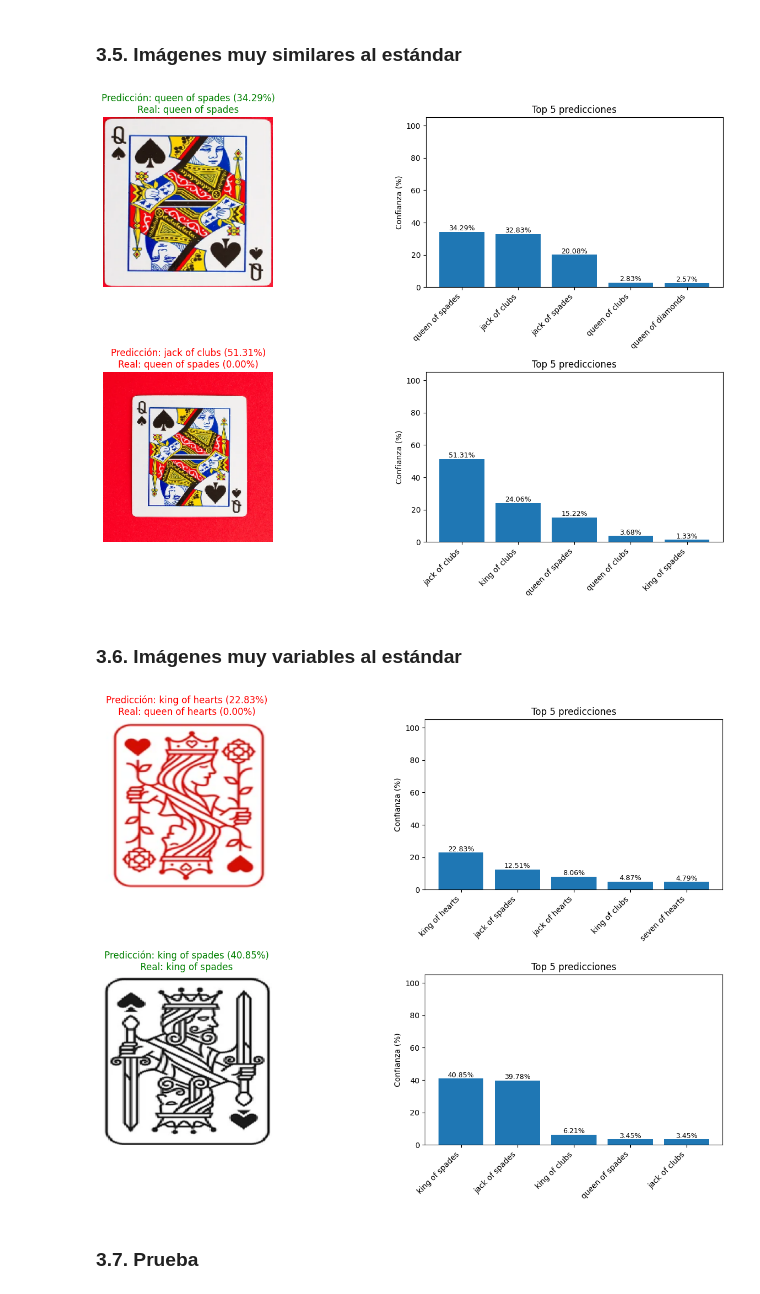
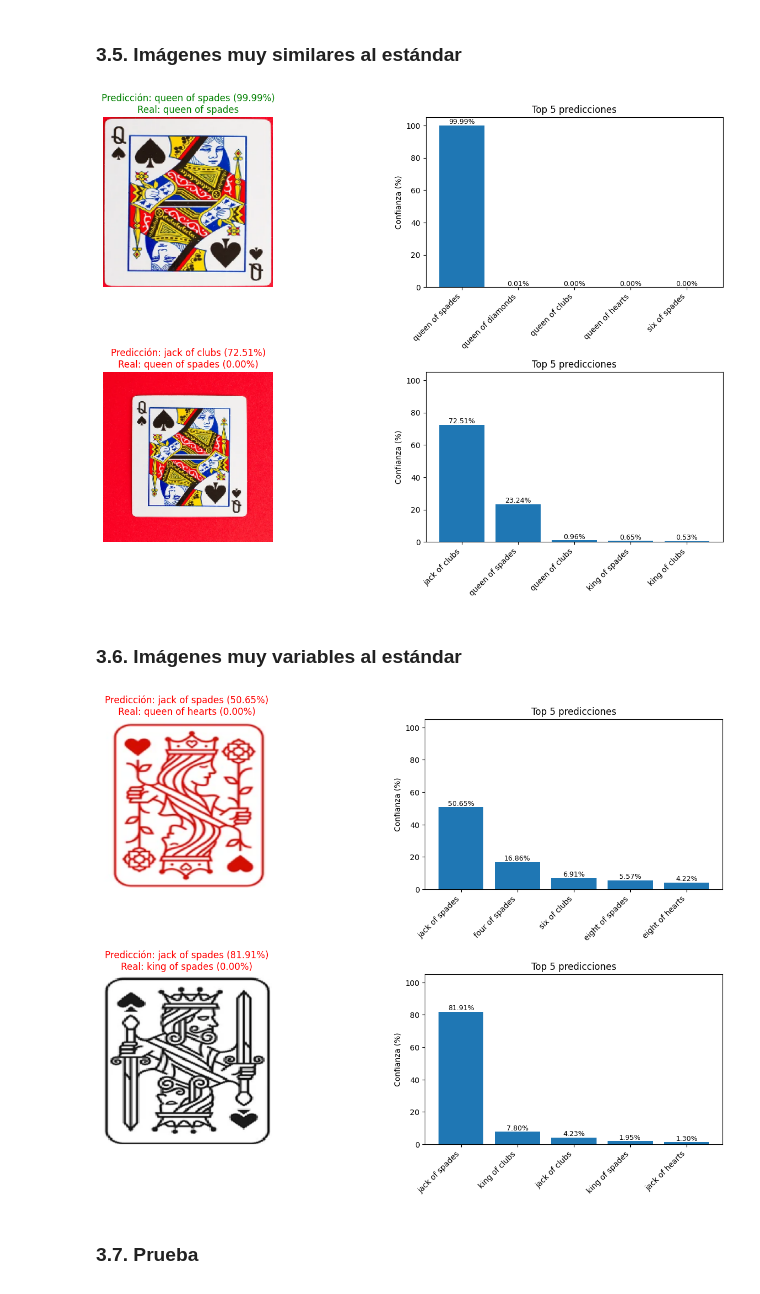
Before and after one commit to chimalii/DeepLearningProject_Advanced_AI, a Jupyter notebook: Interfaz.ipynb, the cells around one changed output. Saved outputs shown, nothing was run; the diff lists cells and outputs as text; code cells hidden in the pictures.

```diff
--- a/Interfaz.ipynb
+++ b/Interfaz.ipynb
@@ -14,13 +9,11 @@ Mounted at /content/drive
 # %% [markdown]
 ## **1. Cargar modelo y datos de clases**
 # %%
-PROJECT_PATH = "/content/drive/MyDrive/DeepLearning/"
 IMG_SIZE = (224, 224)
-img_path = (PROJECT_PATH + "")
 
 # Cargar el modelo
-model = tf.keras.models.load_model(PROJECT_PATH + "v7_classifier_model.h5")
+model = tf.keras.models.load_model("classifier_model.keras")
 
 # Cargar los nombres de las clases
-with open(PROJECT_PATH + "class_names.json", "r") as f:
+with open("class_names.json", "r") as f:
     class_names = json.load(f)
@@ -244,17 +235,17 @@ actual_classes_5 = ["queen of spades",
                          "queen of spades"]
 predecir_varias(img_path_5, actual_classes_5)
 # %% [output]
-[figure, old version]
+[figure, new version]
 # %% [markdown]
 ### **3.6. Imágenes muy variables al estándar**
 # %%
-img_path_6 = ["/content/qh2.png",
+img_path_6 = ["/content/qh3.png",
               "/content/ks1.png"]
 actual_classes_6 = ["queen of hearts",
                     "king of spades"]
 predecir_varias(img_path_6, actual_classes_6)
 # %% [output]
-[figure, old version]
+[figure, new version]
 # %% [markdown]
 ### **3.7. Prueba**
 # %%
```
Also changed, not shown: parts of 7 cells of this notebook, 4 other files.
